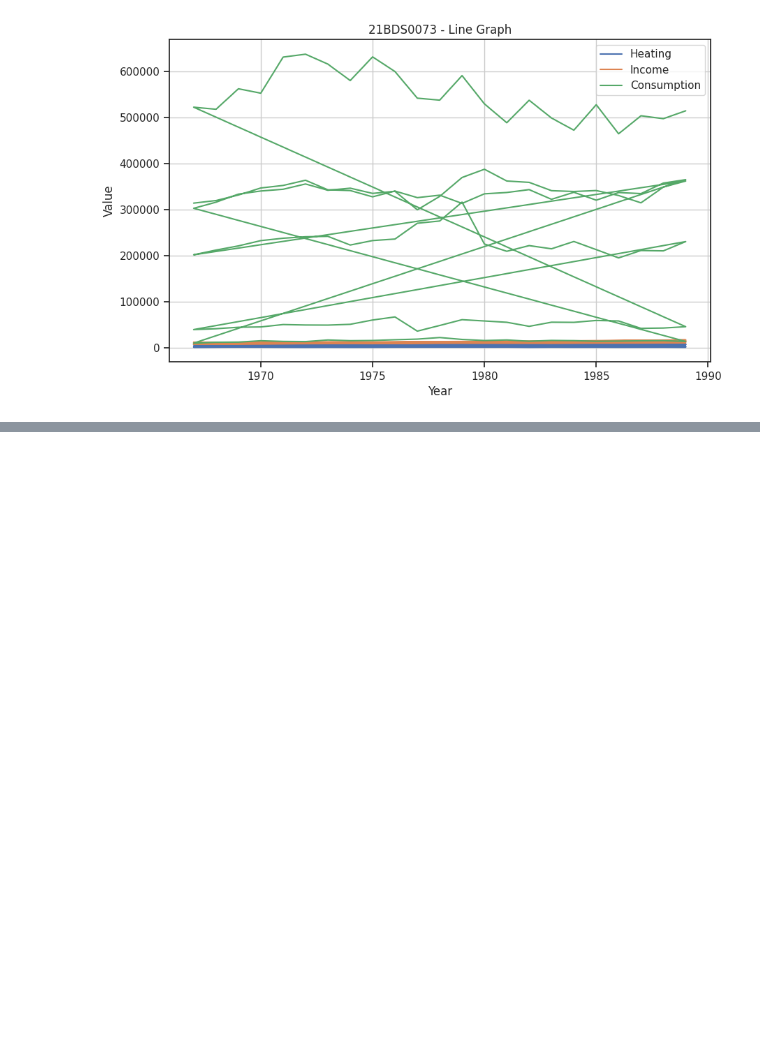
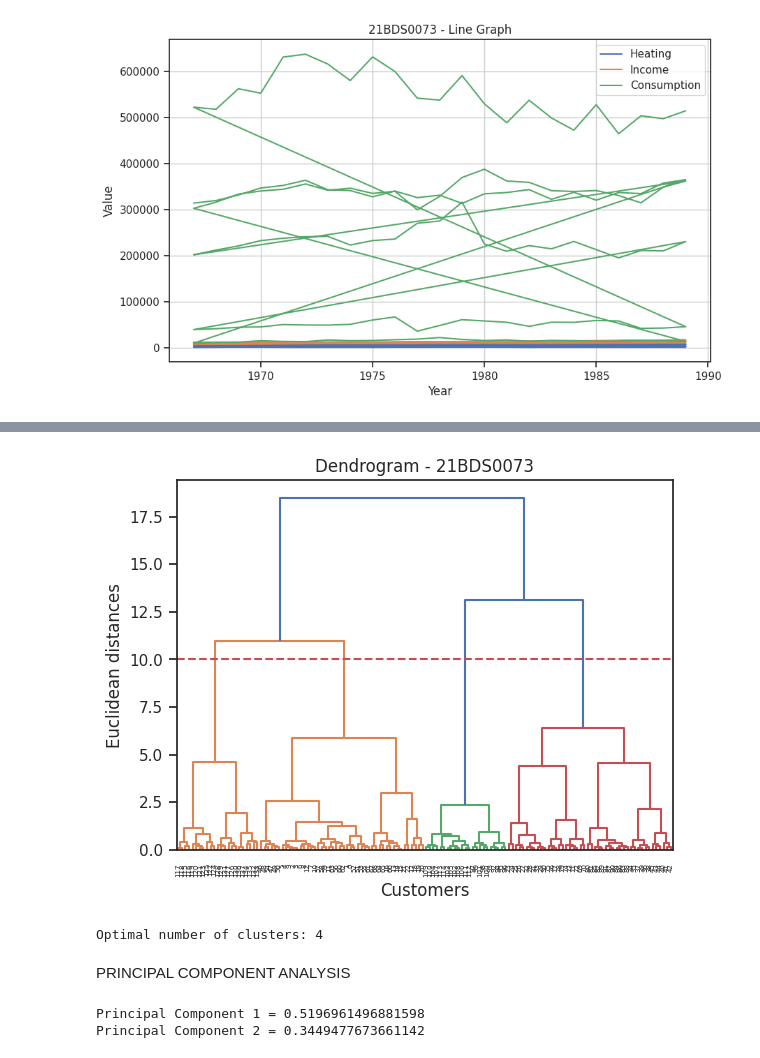
Before and after one commit to Vishnu290504/EDA, a Jupyter notebook: 21bds0073_da1.ipynb, the cells around one changed output, grey strips where cells are left out. Drawn from its saved outputs; the diff is of its cells as text; code cells hidden in the pictures; blank space fills up the shorter version.

```diff
--- a/21bds0073_da1.ipynb
+++ b/21bds0073_da1.ipynb
@@ -526,0 +582,30 @@ plt.show()
+# %%
+#Optimal Clusters
+Z = sch.linkage(X_scaled, method='ward')
+dendrogram = sch.dendrogram(Z)
+plt.title('Dendrogram - 21BDS0073')
+plt.xlabel('Customers')
+plt.ylabel('Euclidean distances')
+plt.axhline(y=10, color='r', linestyle='--')
+plt.show()
+# %% [output]
+[figure, added]
+# %%
+optimal_clusters = sch.fcluster(Z, t=10, criterion='distance')
+print(f"Optimal number of clusters: {len(set(optimal_clusters))}")
+# %% [output]
+Optimal number of clusters: 4
+# %% [markdown]
+PRINCIPAL COMPONENT ANALYSIS
+# %%
+from sklearn.decomposition import PCA
+from sklearn.preprocessing import StandardScaler
+
+pca = PCA(n_components=2)
+principalComponents = pca.fit_transform(X_scaled)
+principalDf = pd.DataFrame(data=principalComponents, columns=['principal component 1', 'principal component 2'])
+print("Principal Component 1 =", pca.explained_variance_ratio_[0])
+print("Principal Component 2 =", pca.explained_variance_ratio_[1])
+# %% [output]
+Principal Component 1 = 0.5196961496881598
+Principal Component 2 = 0.3449477673661142
```
Also changed, not shown: parts of 19 cells of this notebook.
